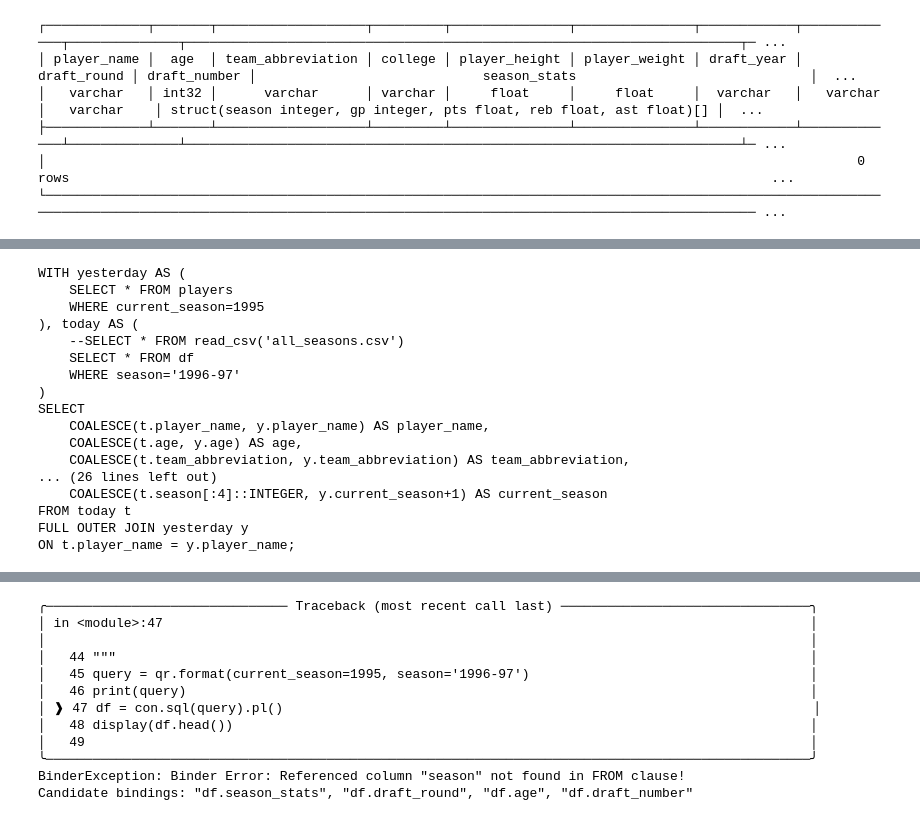
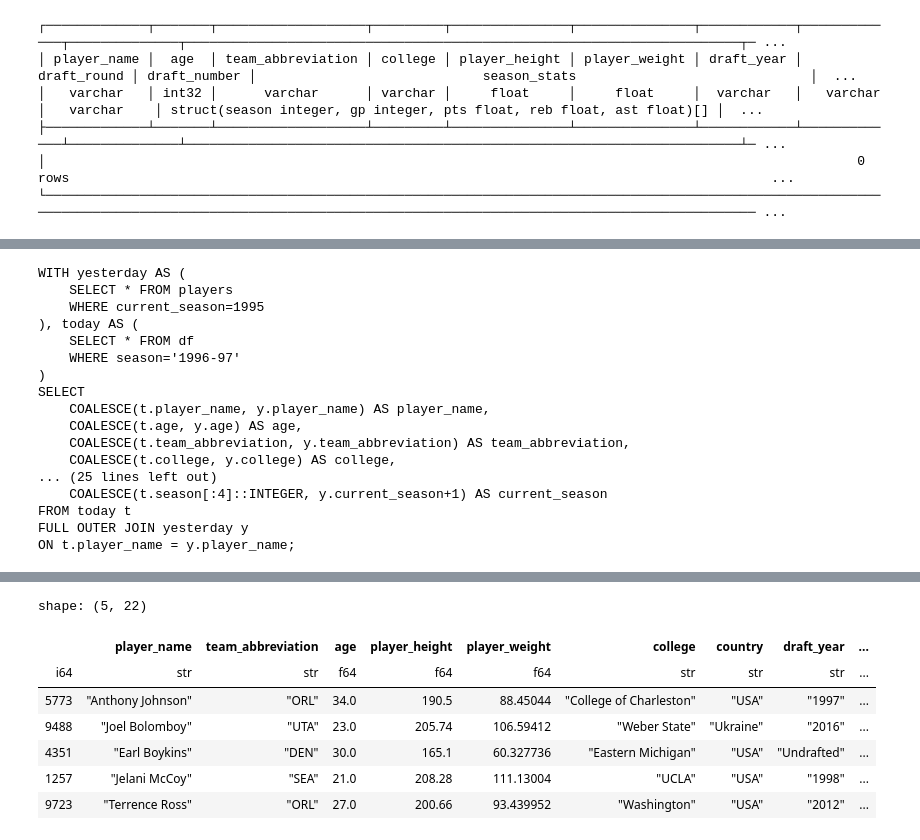
Before and after one commit to aladinoster/practices, a Jupyter notebook: Lab-1.ipynb, the cells around one changed output, grey strips where cells are left out. Saved outputs shown, nothing was run; the diff lists cells and outputs as text; code cells hidden in the pictures.

```diff
--- a/Lab-1.ipynb
+++ b/Lab-1.ipynb
@@ -9,7 +9,7 @@ con = duckdb.connect()
 For the sake of simplicty, we clean out certain aspects of the data before:
 # %%
 df = pl.read_csv('all_seasons.csv')
-df = df.unique(subset = ["player_name","team_abbreviation","season"])
+df = df.unique(subset = ["player_name","season"])
 qr = """
 SELECT
     player_name,
@@ -107,7 +129,6 @@ WITH yesterday AS (
     SELECT * FROM players
     WHERE current_season={current_season}
 ), today AS (
-    --SELECT * FROM read_csv('all_seasons.csv')
     SELECT * FROM df
     WHERE season='{season}'
 )
@@ -148,14 +169,13 @@ ON t.player_name = y.player_name;
 """
 query = qr.format(current_season=1995, season='1996-97')
 print(query)
-df = con.sql(query).pl()
+dfr = con.sql(query).pl()
 display(df.head())
 # %% [output]
 WITH yesterday AS (
     SELECT * FROM players
     WHERE current_season=1995
 ), today AS (
-    --SELECT * FROM read_csv('all_seasons.csv')
     SELECT * FROM df
     WHERE season='1996-97'
 )
@@ -163,7 +183,8 @@ SELECT
     COALESCE(t.player_name, y.player_name) AS player_name,
     COALESCE(t.age, y.age) AS age,
     COALESCE(t.team_abbreviation, y.team_abbreviation) AS team_abbreviation,
-... (26 lines left out)
+    COALESCE(t.college, y.college) AS college,
+... (25 lines left out)
     COALESCE(t.season[:4]::INTEGER, y.current_season+1) AS current_season
 FROM today t
 FULL OUTER JOIN yesterday y
@@ -171,15 +193,11 @@ ON t.player_name = y.player_name;
-╭─────────────────────────────── Traceback (most recent call last) ────────────────────────────────╮
-│ in <module>:47                                                                                   │
-│                                                                                                  │
-│   44 """                                                                                         │
-│   45 query = qr.format(current_season=1995, season='1996-97')                                    │
-│   46 print(query)                                                                                │
-│ ❱ 47 df = con.sql(query).pl()                                                                    │
-│   48 display(df.head())                                                                          │
-│   49                                                                                             │
-╰──────────────────────────────────────────────────────────────────────────────────────────────────╯
-BinderException: Binder Error: Referenced column "season" not found in FROM clause!
-Candidate bindings: "df.season_stats", "df.draft_round", "df.age", "df.draft_number"
+shape: (5, 22)
+|  | player_name | team_abbreviation | age | player_height | player_weight | college | country | draft_year | ... |
+| i64 | str | str | f64 | f64 | f64 | str | str | str | ... |
+| 5773 | "Anthony Johnson" | "ORL" | 34.0 | 190.5 | 88.45044 | "College of Charleston" | "USA" | "1997" | ... |
+| 9488 | "Joel Bolomboy" | "UTA" | 23.0 | 205.74 | 106.59412 | "Weber State" | "Ukraine" | "2016" | ... |
+| 4351 | "Earl Boykins" | "DEN" | 30.0 | 165.1 | 60.327736 | "Eastern Michigan" | "USA" | "Undrafted" | ... |
+| 1257 | "Jelani McCoy" | "SEA" | 21.0 | 208.28 | 111.13004 | "UCLA" | "USA" | "1998" | ... |
+| 9723 | "Terrence Ross" | "ORL" | 27.0 | 200.66 | 93.439952 | "Washington" | "USA" | "2012" | ... |
 # %%
 query_insert = """INSERT INTO players""" + query
 con.sql(query_insert)
```
Also changed, not shown: parts of 12 cells of this notebook.
